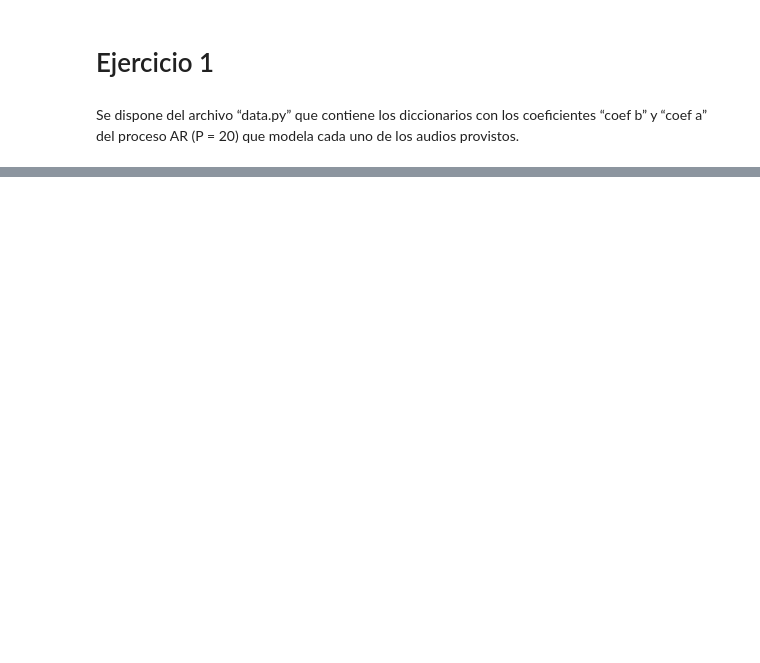
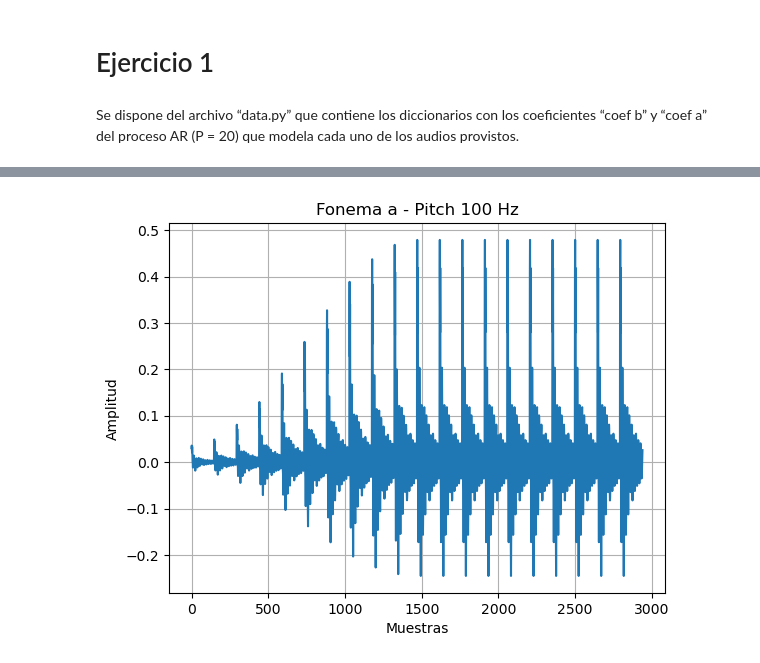
Before and after one commit to belubeluga/Sintetizacion-de-Fonemas-mediante-Modelo-AR, a Jupyter notebook: Ejercicio1.ipynb, the cells around one changed output, grey strips where cells are left out. Cells and saved outputs as stored; diff of their text form; code cells hidden in the pictures; blank space fills up the shorter version.

```diff
--- a/Ejercicio1.ipynb
+++ b/Ejercicio1.ipynb
@@ -226,0 +194,40 @@ sd.play(señal_concatenada, fs)
+# %%
+# c) diferentes pitch para cada vocal
+pitch_vocales = {
+    'a': 100,
+    'e': 125,
+    'i': 150,
+    'o': 125,
+    'u': 100
+}
+
+señales_fonemas_pitch = {}
+
+for i, fonema in enumerate(fonemas):
+    if fonema in ['f', 's', 'j', 'sh']:
+        excitacion = np.random.randn(N)
+    else:
+        f0 = pitch_vocales[fonema]
+        excitacion = gen_pulsos(f0, N, fs)
+
+    b = np.array(coef_b[fonema])
+    a = np.array([1.0] + [-coef for coef in coef_a[fonema]])
+
+    señal = lfilter(b, a, excitacion)
+    señal = suavizar_bordes(señal)
+    señales_fonemas_pitch[fonema] = señal
+
+    if i < 5:
+        plt.figure()
+        plt.plot(señal[:int(0.2 * fs)])
+        plt.title(f"Fonema {fonema} - Pitch {pitch_vocales.get(fonema, 'N/A')} Hz")
+        plt.xlabel("Muestras")
+        plt.ylabel("Amplitud")
+        plt.grid()
+        plt.show()
+
+señales_ordenadas_pitch = [señales_fonemas_pitch[fonema] for fonema in fonemas]
+señal_concatenada_pitch = np.concatenate(señales_ordenadas_pitch)
+sd.play(señal_concatenada_pitch, fs)
+# %% [output]
+[figure, added]
```
Also changed, not shown: parts of 17 cells of this notebook, 2 other files.
